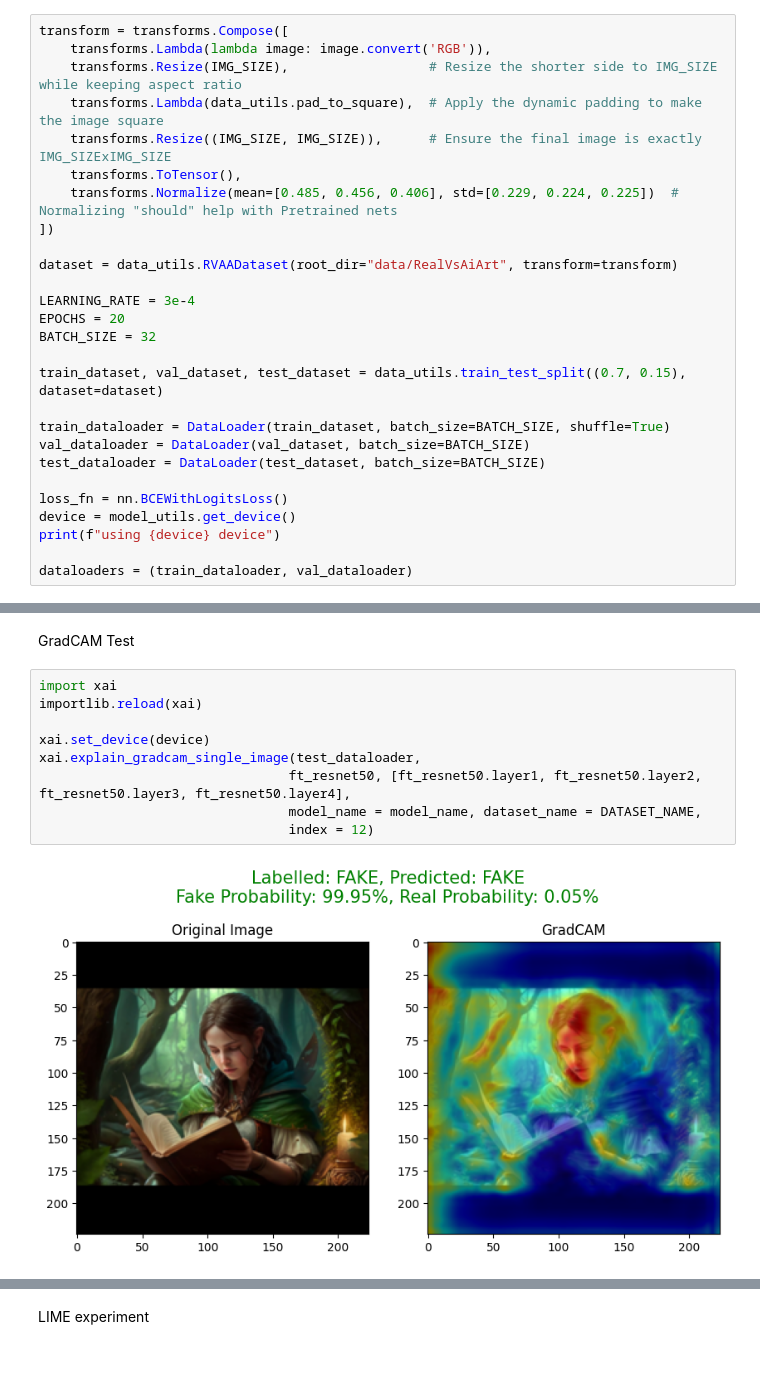
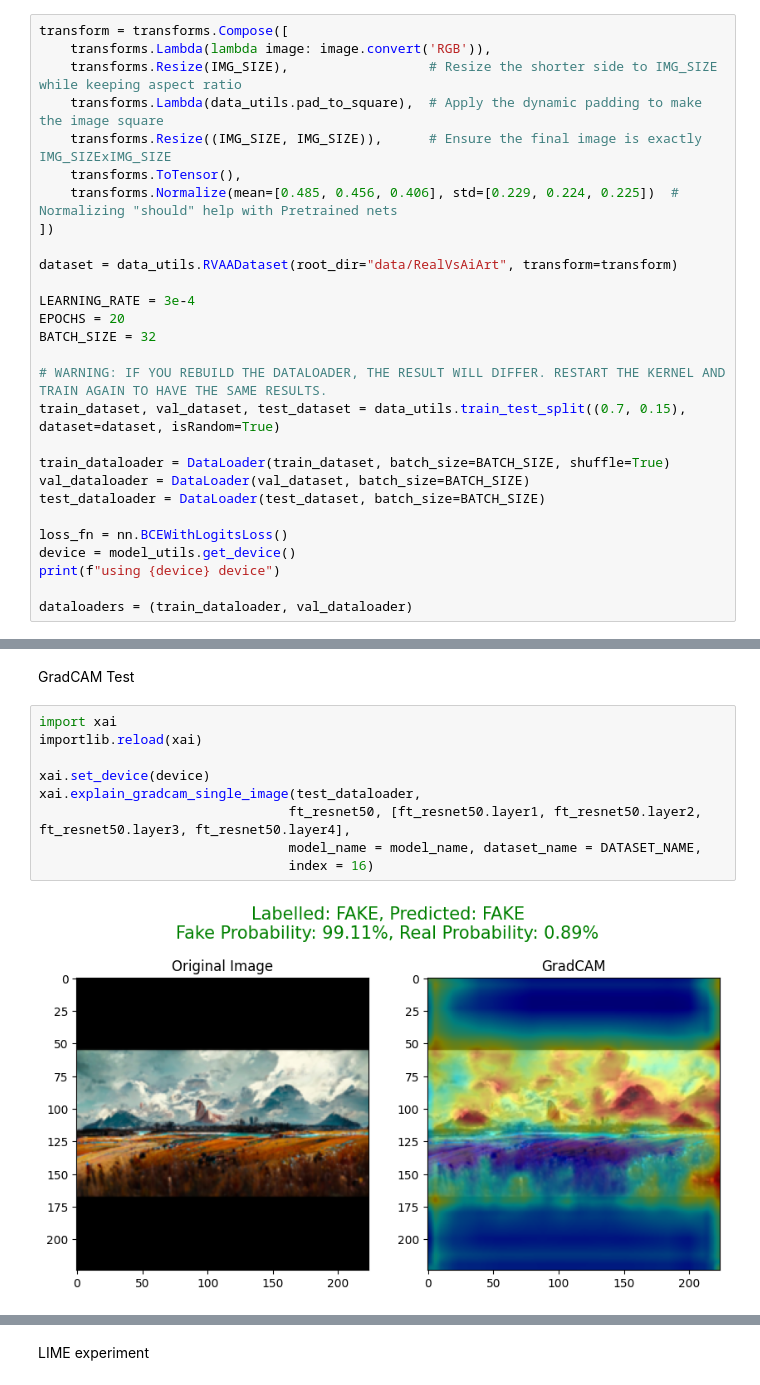
Before and after one commit to AngeloGalav/gauntlet, a Jupyter notebook: RVAA.ipynb, the cells around one changed output, grey strips where cells are left out. Saved outputs shown, nothing was run; the diff lists cells and outputs as text.

```diff
--- a/RVAA.ipynb
+++ b/RVAA.ipynb
@@ -48,7 +49,8 @@ LEARNING_RATE = 3e-4
 EPOCHS = 20
 BATCH_SIZE = 32
 
-train_dataset, val_dataset, test_dataset = data_utils.train_test_split((0.7, 0.15), dataset=dataset)
+# WARNING: IF YOU REBUILD THE DATALOADER, THE RESULT WILL DIFFER. RESTART THE KERNEL AND TRAIN AGAIN TO HAVE THE SAME RESULTS.
+train_dataset, val_dataset, test_dataset = data_utils.train_test_split((0.7, 0.15), dataset=dataset, isRandom=True)
 
 train_dataloader = DataLoader(train_dataset, batch_size=BATCH_SIZE, shuffle=True)
 val_dataloader = DataLoader(val_dataset, batch_size=BATCH_SIZE)
@@ -152,14 +124,14 @@ GradCAM Test
 # %%
 import xai
 importlib.reload(xai)
 
 xai.set_device(device)
 xai.explain_gradcam_single_image(test_dataloader,
                                 ft_resnet50, [ft_resnet50.layer1, ft_resnet50.layer2, ft_resnet50.layer3, ft_resnet50.layer4],
                                 model_name = model_name, dataset_name = DATASET_NAME,
-                                index = 12)
+                                index = 16)
 # %% [output]
-[figure, old version]
+[figure, new version]
 # %%
 xai.explain_gradcam_single_image(test_dataloader,
                                 ft_resnet50, [ft_resnet50.layer1, ft_resnet50.layer2, ft_resnet50.layer3, ft_resnet50.layer4],
```
Also changed, not shown: parts of 14 cells of this notebook, 2 other files.
